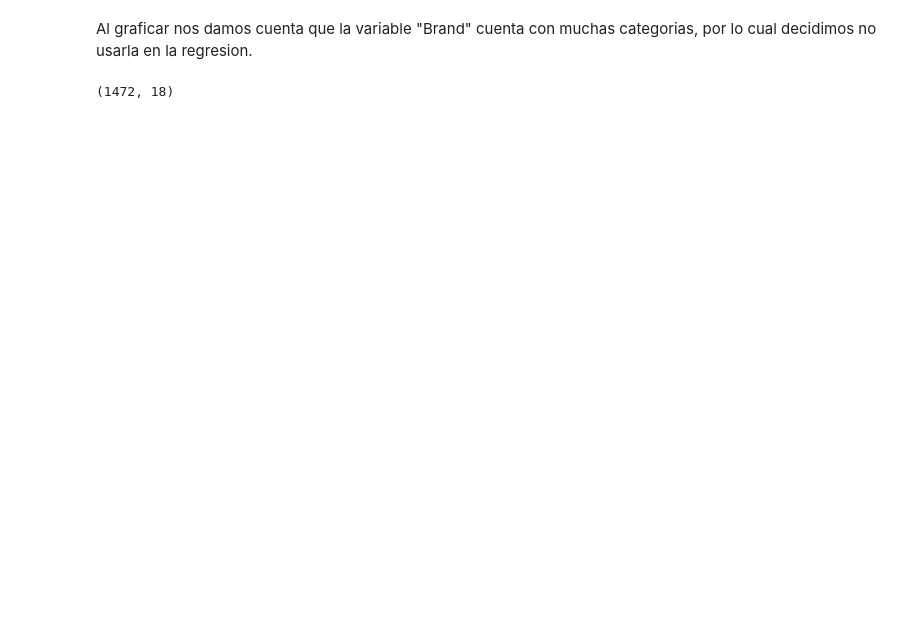
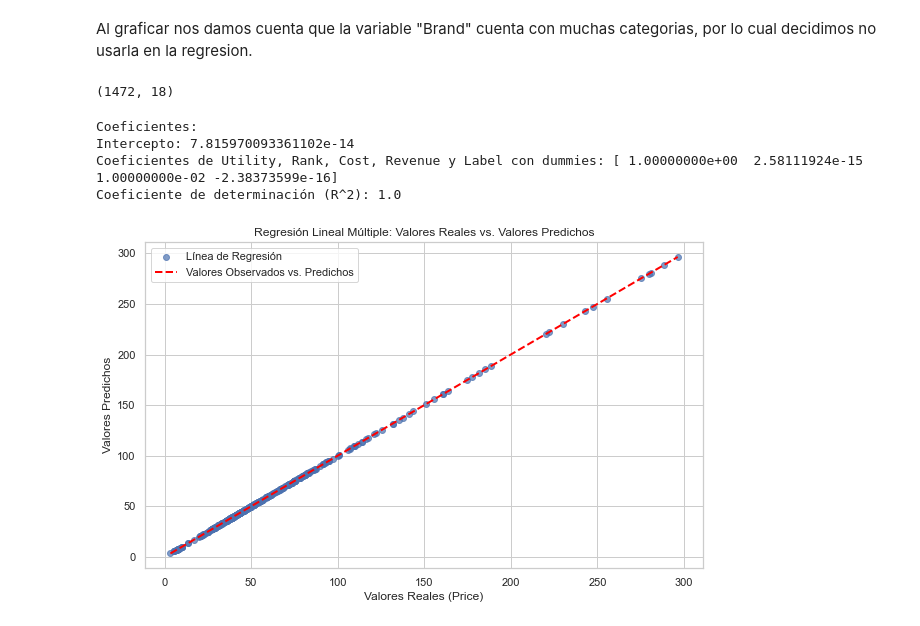
Before and after one commit to td2USA-20232/grupo2, a Jupyter notebook: Caso_uno_p_q.ipynb, the cells around one changed output. Saved outputs shown, nothing was run; the diff lists cells and outputs as text; code cells hidden in the pictures; blank space fills up the shorter version.

```diff
--- a/Caso_uno_p_q.ipynb
+++ b/Caso_uno_p_q.ipynb
@@ -404,3 +406,56 @@ Al graficar nos damos cuenta que la variable "Brand" cuenta con muchas categoria
 new_df.shape
 # %% [output]
 (1472, 18)
+# %%
+#Limpiar data
+new_df=new_df.dropna()
+# %%
+#Regresión lineal múltiple usando matrices
+
+# Variables independientes (X) y variable dependiente (y)
+X = new_df[['Utility', 'Rank', 'Cost', 'Revenue']]
+y = new_df['Price']
+
+# Crear el modelo de regresión lineal
+model = LinearRegression()
+
+# Ajustar el modelo a los datos
+model.fit(X, y)
+
+# Coeficientes de regresión y término independiente
+coeficientes = model.coef_
+intercepto = model.intercept_
+
+# Imprimir los coeficientes
+print("Coeficientes:")
+print("Intercepto:", intercepto)
+print("Coeficientes de Utility, Rank, Cost, Revenue y Label con dummies:", coeficientes)
+
+# Calcular el coeficiente de determinación (R^2)
+r2 = model.score(X, y)
+print("Coeficiente de determinación (R^2):", r2)
+
+# Realizar una predicción
+y_pred = model.predict(X)
+
+# Graficar los resultados
+plt.figure(figsize=(10, 6))
+
+# Graficar valores reales vs. valores predichos
+plt.scatter(y, y_pred, alpha=0.7)
+plt.xlabel("Valores Reales (Price)")
+plt.ylabel("Valores Predichos")
+plt.title("Regresión Lineal Múltiple: Valores Reales vs. Valores Predichos")
+plt.grid(True)
+
+# Añadir una línea de regresión
+plt.plot([min(y), max(y)], [min(y), max(y)], linestyle='--', color='red', linewidth=2)
+plt.legend(["Línea de Regresión", "Valores Observados vs. Predichos"])
+
+plt.show()
+# %% [output]
+Coeficientes:
+Intercepto: 7.815970093361102e-14
+Coeficientes de Utility, Rank, Cost, Revenue y Label con dummies: [ 1.00000000e+00  2.58111924e-15  1.00000000e-02 -2.38373599e-16]
+Coeficiente de determinación (R^2): 1.0
+[figure, added]
```
Also changed, not shown: parts of 14 cells of this notebook.
